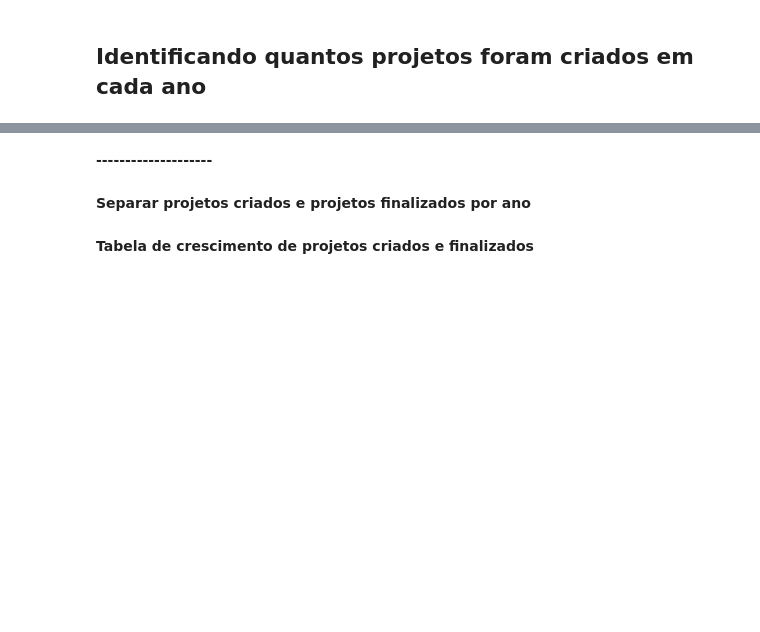
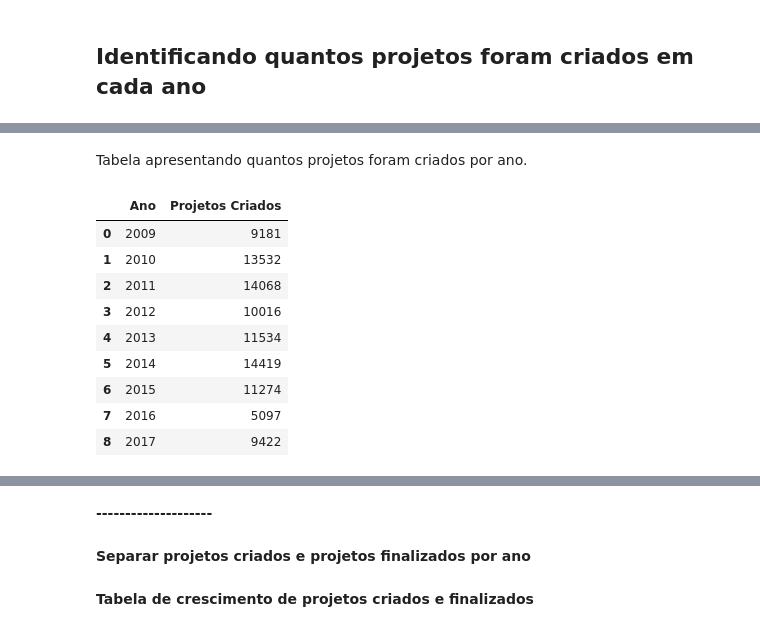
Before and after one commit to lappis-unb/salic-ml, a Jupyter notebook: notebooks/exploratory/created_vs_finished_projects_by_year-v0.1.ipynb, the cells around one changed output, grey strips where cells are left out. Drawn from its saved outputs; the diff is of its cells as text; code cells hidden in the pictures; blank space fills up the shorter version.

```diff
--- a/notebooks/exploratory/created_vs_finished_projects_by_year-v0.1.ipynb
+++ b/notebooks/exploratory/created_vs_finished_projects_by_year-v0.1.ipynb
@@ -57,0 +70,17 @@ Analisando o banco de dados do Salic a coluna que mais se enquadrou como uma dat
+# %% [markdown]
+Tabela apresentando quantos projetos foram criados por ano.
+# %%
+data = {'Ano': years, 'Projetos Criados': created_projects}
+df_created_projects = pd.DataFrame(data = data)
+display(df_created_projects)
+# %% [output]
+|  | Ano | Projetos Criados |
+| 0 | 2009 | 9181 |
+| 1 | 2010 | 13532 |
+| 2 | 2011 | 14068 |
+| 3 | 2012 | 10016 |
+| 4 | 2013 | 11534 |
+| 5 | 2014 | 14419 |
+| 6 | 2015 | 11274 |
+| 7 | 2016 | 5097 |
+| 8 | 2017 | 9422 |
```
Also changed, not shown: parts of 23 cells of this notebook.
